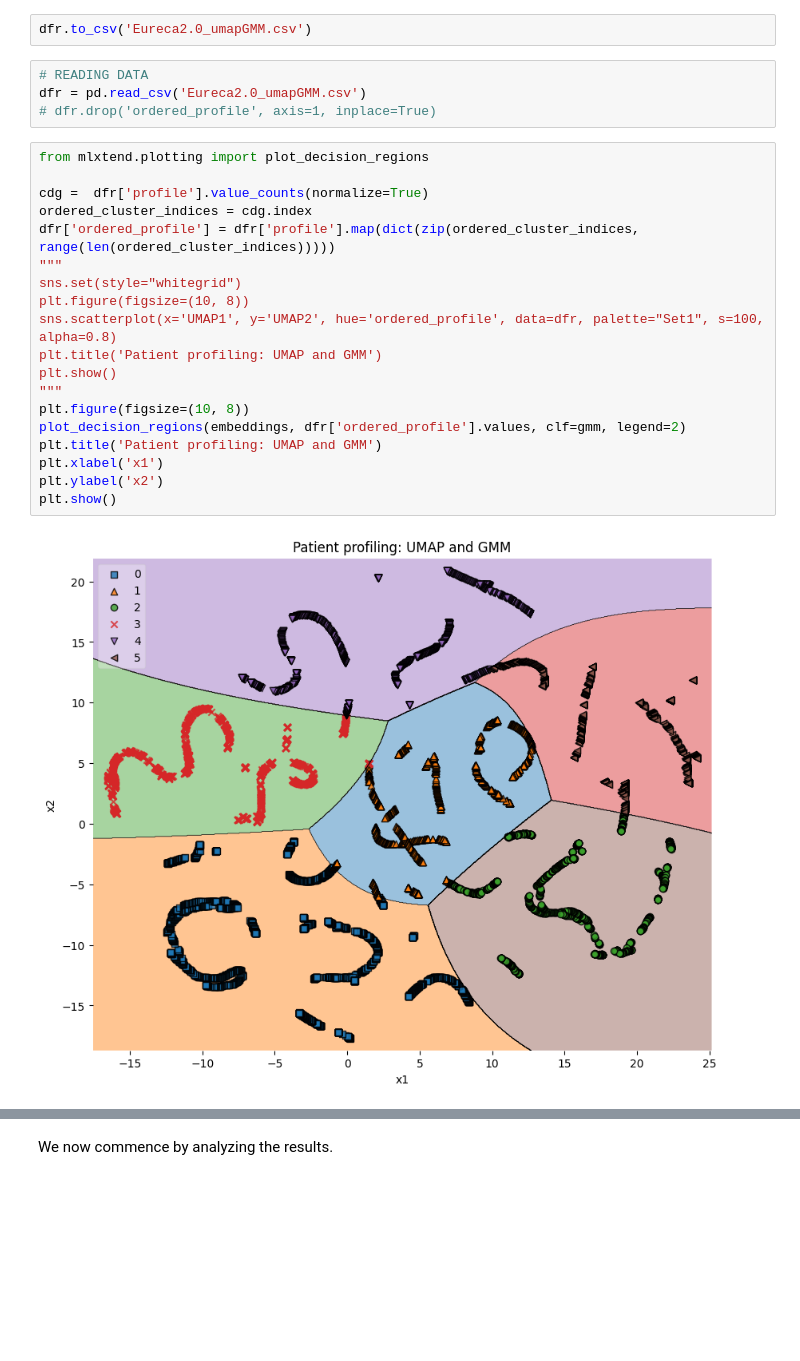
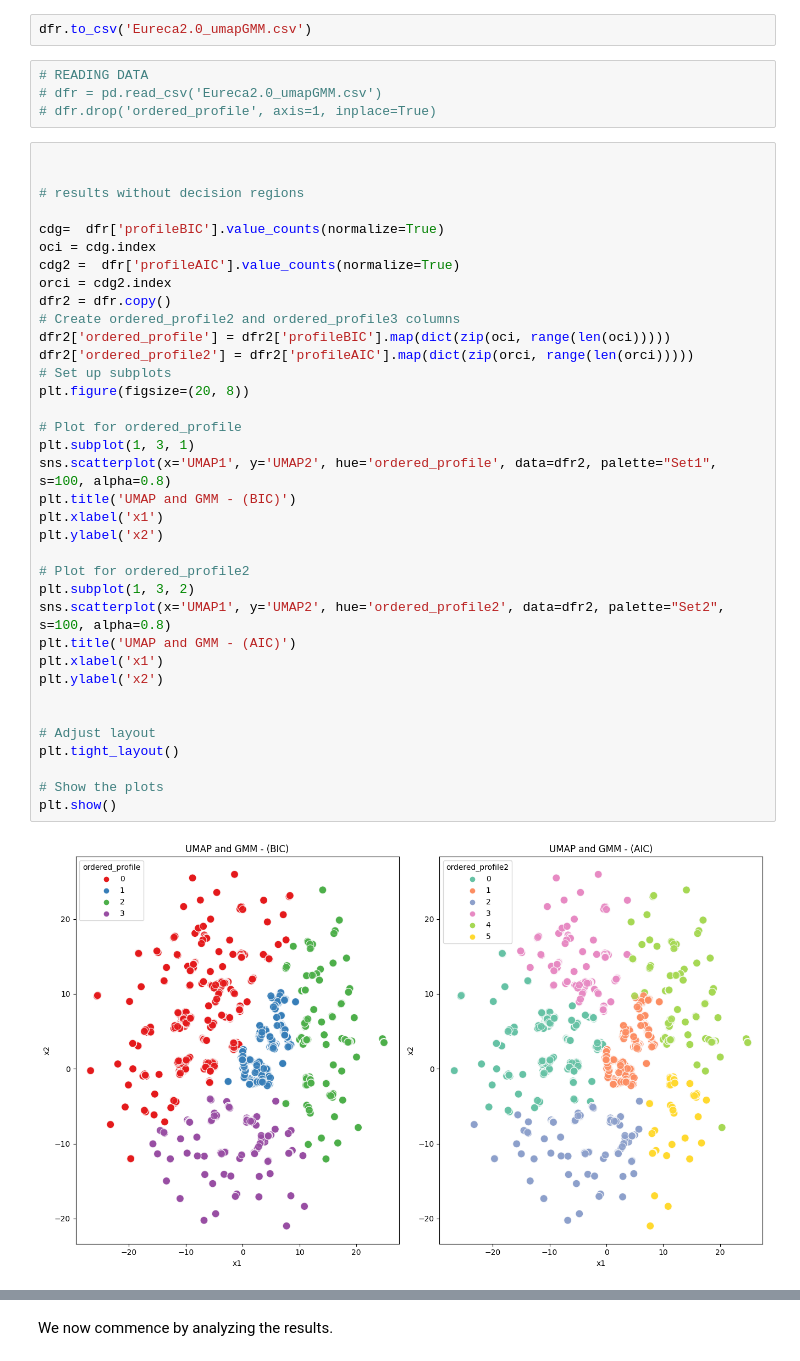
Before and after one commit to mrjorgeparr/ML-in-healthcare, a Jupyter notebook: Final project/Final_project.ipynb, the cells around one changed output, grey strips where cells are left out. Drawn from its saved outputs; the diff is of its cells as text; blank space fills up the shorter version.

```diff
--- a/Final project/Final_project.ipynb
+++ b/Final project/Final_project.ipynb
@@ -440,26 +463,43 @@ print(cdg)
 dfr.to_csv('Eureca2.0_umapGMM.csv')
 # %%
 # READING DATA
-dfr = pd.read_csv('Eureca2.0_umapGMM.csv')
+# dfr = pd.read_csv('Eureca2.0_umapGMM.csv')
 # dfr.drop('ordered_profile', axis=1, inplace=True)
-# %%
-from mlxtend.plotting import plot_decision_regions
-
-cdg =  dfr['profile'].value_counts(normalize=True)
-ordered_cluster_indices = cdg.index
-dfr['ordered_profile'] = dfr['profile'].map(dict(zip(ordered_cluster_indices, range(len(ordered_cluster_indices)))))
-"""
-sns.set(style="whitegrid")
-plt.figure(figsize=(10, 8))
-sns.scatterplot(x='UMAP1', y='UMAP2', hue='ordered_profile', data=dfr, palette="Set1", s=100, alpha=0.8)
-plt.title('Patient profiling: UMAP and GMM')
-plt.show()
-"""
-plt.figure(figsize=(10, 8))
-plot_decision_regions(embeddings, dfr['ordered_profile'].values, clf=gmm, legend=2)
-plt.title('Patient profiling: UMAP and GMM')
-plt.xlabel('x1')
-plt.ylabel('x2')
-plt.show()
-# %% [output]
-[figure, removed]
+# %%
+
+
+# results without decision regions
+
+cdg=  dfr['profileBIC'].value_counts(normalize=True)
+oci = cdg.index
+cdg2 =  dfr['profileAIC'].value_counts(normalize=True)
+orci = cdg2.index
+dfr2 = dfr.copy()
+# Create ordered_profile2 and ordered_profile3 columns
+dfr2['ordered_profile'] = dfr2['profileBIC'].map(dict(zip(oci, range(len(oci)))))
+dfr2['ordered_profile2'] = dfr2['profileAIC'].map(dict(zip(orci, range(len(orci)))))
+# Set up subplots
+plt.figure(figsize=(20, 8))
+
+# Plot for ordered_profile
+plt.subplot(1, 3, 1)
+sns.scatterplot(x='UMAP1', y='UMAP2', hue='ordered_profile', data=dfr2, palette="Set1", s=100, alpha=0.8)
+plt.title('UMAP and GMM - (BIC)')
+plt.xlabel('x1')
+plt.ylabel('x2')
+
+# Plot for ordered_profile2
+plt.subplot(1, 3, 2)
+sns.scatterplot(x='UMAP1', y='UMAP2', hue='ordered_profile2', data=dfr2, palette="Set2", s=100, alpha=0.8)
+plt.title('UMAP and GMM - (AIC)')
+plt.xlabel('x1')
+plt.ylabel('x2')
+
+
+# Adjust layout
+plt.tight_layout()
+
+# Show the plots
+plt.show()
+# %% [output]
+[figure, added]
```
Also changed, not shown: parts of 24 cells of this notebook.
